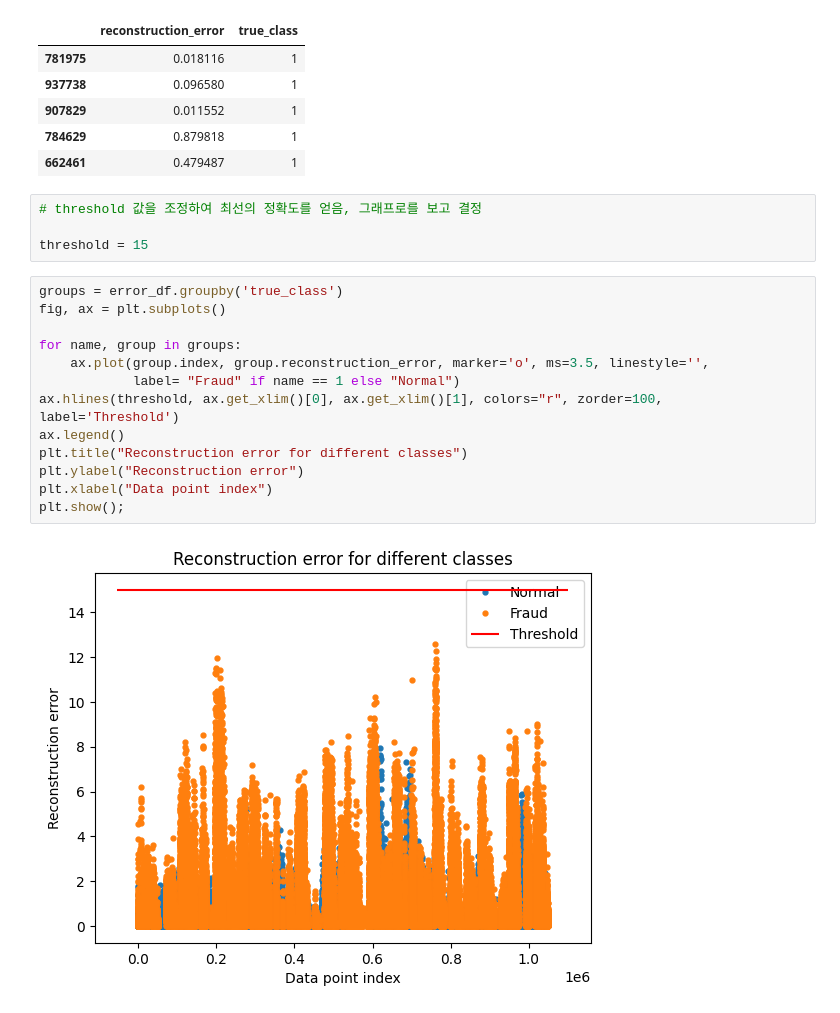
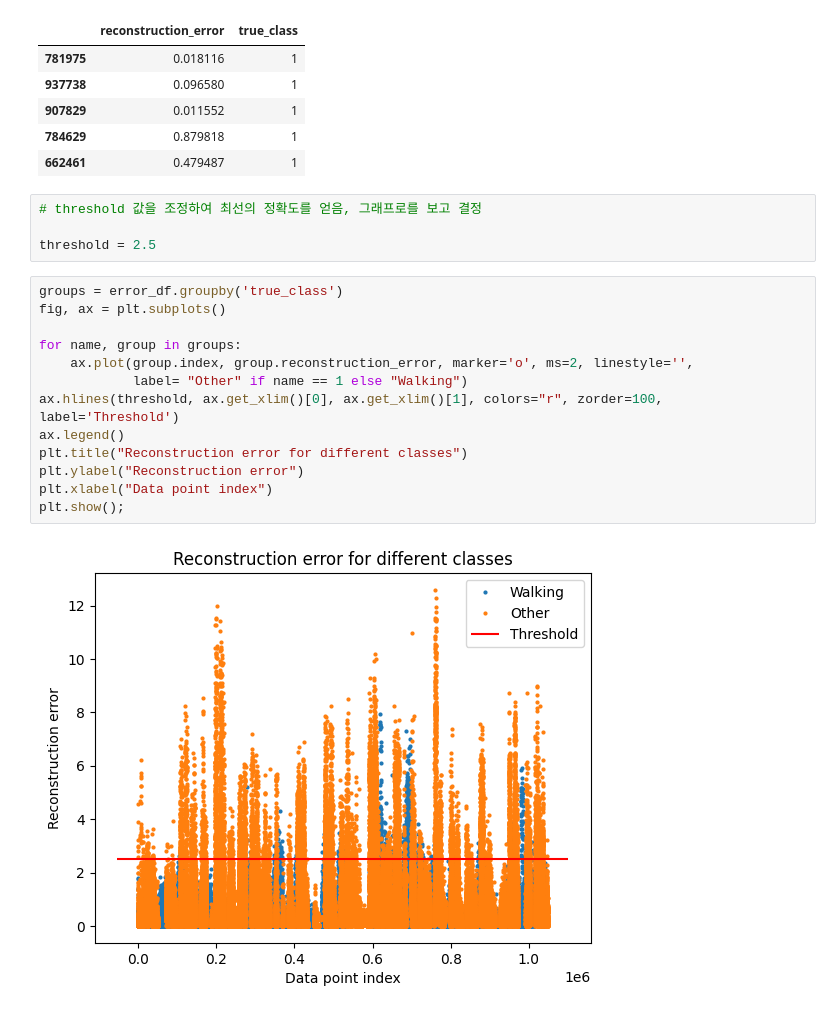
Before and after one commit to chaeeun0405/ML_Class, a Jupyter notebook: 9주차/ML_9_1.ipynb, the cells around one changed output. Cells and saved outputs as stored; diff of their text form.

```diff
--- a/9주차/ML_9_1.ipynb
+++ b/9주차/ML_9_1.ipynb
@@ -204,22 +204,22 @@ error_df.head()
 # %%
 # threshold 값을 조정하여 최선의 정확도를 얻음, 그래프로를 보고 결정
 
-threshold = 15
+threshold = 2.5
 # %%
 groups = error_df.groupby('true_class')
 fig, ax = plt.subplots()
 
 for name, group in groups:
-    ax.plot(group.index, group.reconstruction_error, marker='o', ms=3.5, linestyle='',
-            label= "Fraud" if name == 1 else "Normal")
+    ax.plot(group.index, group.reconstruction_error, marker='o', ms=2, linestyle='',
+            label= "Other" if name == 1 else "Walking")
 ax.hlines(threshold, ax.get_xlim()[0], ax.get_xlim()[1], colors="r", zorder=100, label='Threshold')
 ax.legend()
 plt.title("Reconstruction error for different classes")
 plt.ylabel("Reconstruction error")
 plt.xlabel("Data point index")
 plt.show();
 # %% [output]
-[figure, old version]
+[figure, new version]
 # %%
 from sklearn.metrics import confusion_matrix, classification_report
 import seaborn as sns
```
Also changed, not shown: parts of 2 cells of this notebook.
